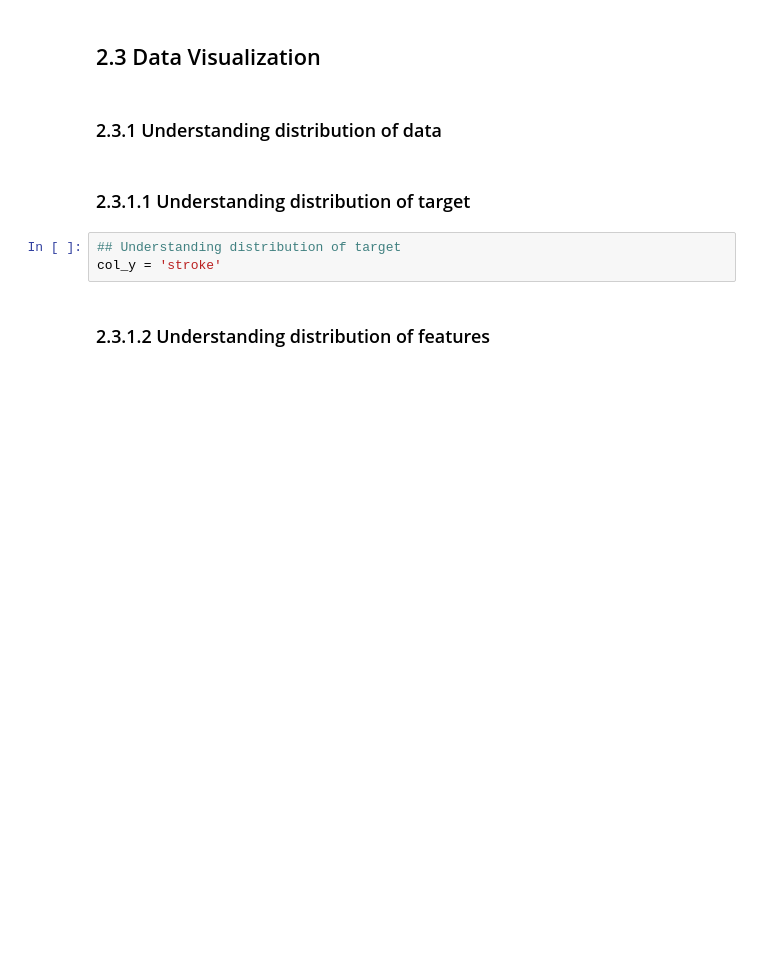
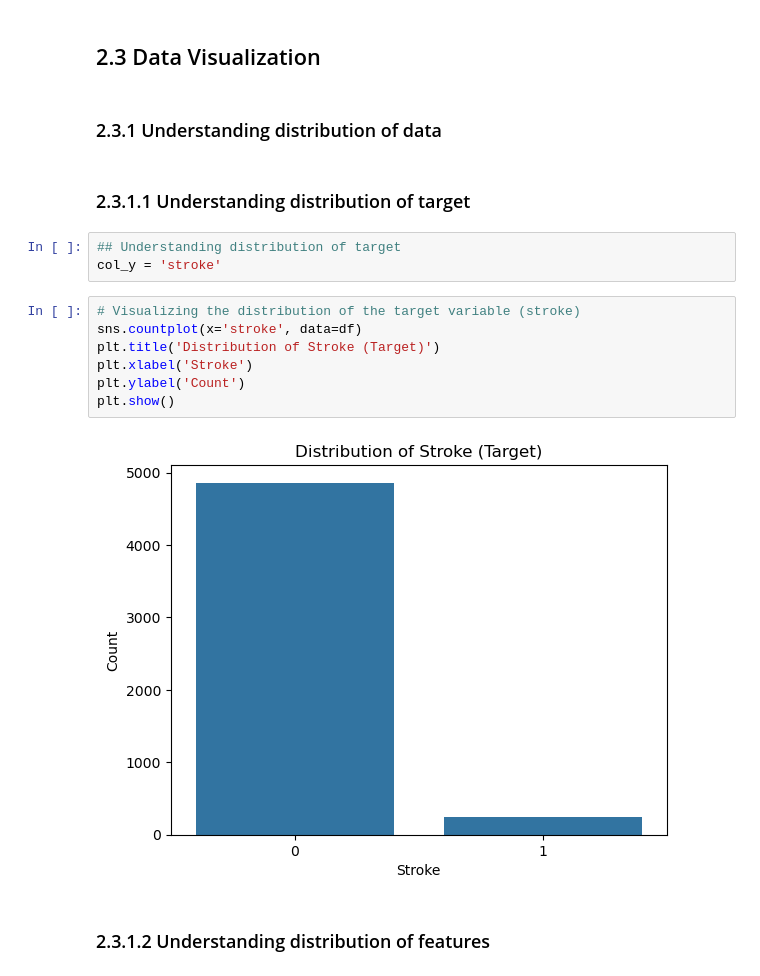
Before and after one commit to Ben-po/MLDP-Project, a Jupyter notebook: Stroke_prediction.ipynb, the cells around one changed output. Saved outputs shown, nothing was run; the diff lists cells and outputs as text; blank space fills up the shorter version.

Commit message:
Added graph to better understadn data

```diff
--- a/Stroke_prediction.ipynb
+++ b/Stroke_prediction.ipynb
@@ -123,6 +123,15 @@ df.describe(include='all')
 # %%
 ## Understanding distribution of target
 col_y = 'stroke'
+# %%
+# Visualizing the distribution of the target variable (stroke)
+sns.countplot(x='stroke', data=df)
+plt.title('Distribution of Stroke (Target)')
+plt.xlabel('Stroke')
+plt.ylabel('Count')
+plt.show()
+# %% [output]
+[figure, added]
 # %% [markdown]
 ### 2.3.1.2 Understanding distribution of features
 # %%
```
Also changed, not shown: parts of 3 cells of this notebook.
